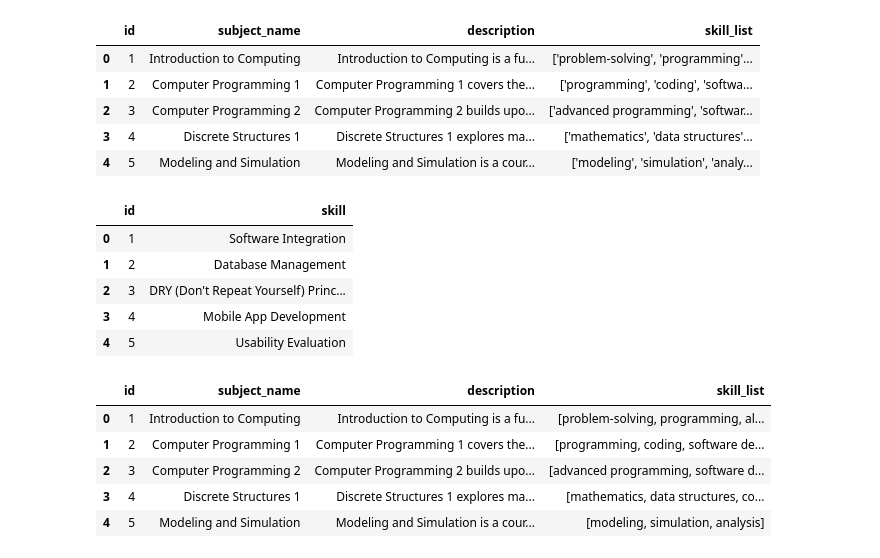
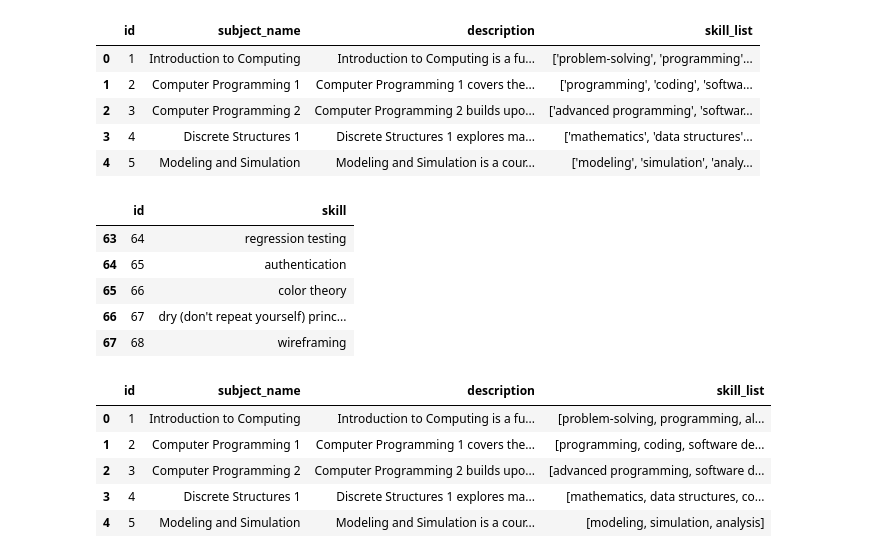
Before and after one commit to ron-ligsay/course-u, a Jupyter notebook: course_u/src/notebooks/course_subjects.ipynb, the cells around one changed output. Cells and saved outputs as stored; diff of their text form; code cells hidden in the pictures.

Commit message:
fix skill id order

```diff
--- a/course_u/src/notebooks/course_subjects.ipynb
+++ b/course_u/src/notebooks/course_subjects.ipynb
@@ -12,15 +12,15 @@ acad_subject.head()
 | 3 | 4 | Discrete Structures 1 | Discrete Structures 1 explores ma... | ['mathematics', 'data structures'... |
 | 4 | 5 | Modeling and Simulation | Modeling and Simulation is a cour... | ['modeling', 'simulation', 'analy... |
 # %%
-website_skill = pd.read_csv('../../static/csv/website_skill.csv')
-website_skill.head()
+website_skill = pd.read_csv('../../static/csv/skill_1.csv')
+website_skill.tail()
 # %% [output]
 |  | id | skill |
-| 0 | 1 | Software Integration |
-| 1 | 2 | Database Management |
-| 2 | 3 | DRY (Don't Repeat Yourself) Princ... |
-| 3 | 4 | Mobile App Development |
-| 4 | 5 | Usability Evaluation |
+| 63 | 64 | regression testing |
+| 64 | 65 | authentication |
+| 65 | 66 | color theory |
+| 66 | 67 | dry (don't repeat yourself) princ... |
+| 67 | 68 | wireframing |
 # %%
 import ast
 # Convert the string representation of lists into actual lists
```
Also changed, not shown: parts of 19 cells of this notebook, 1 other file.
